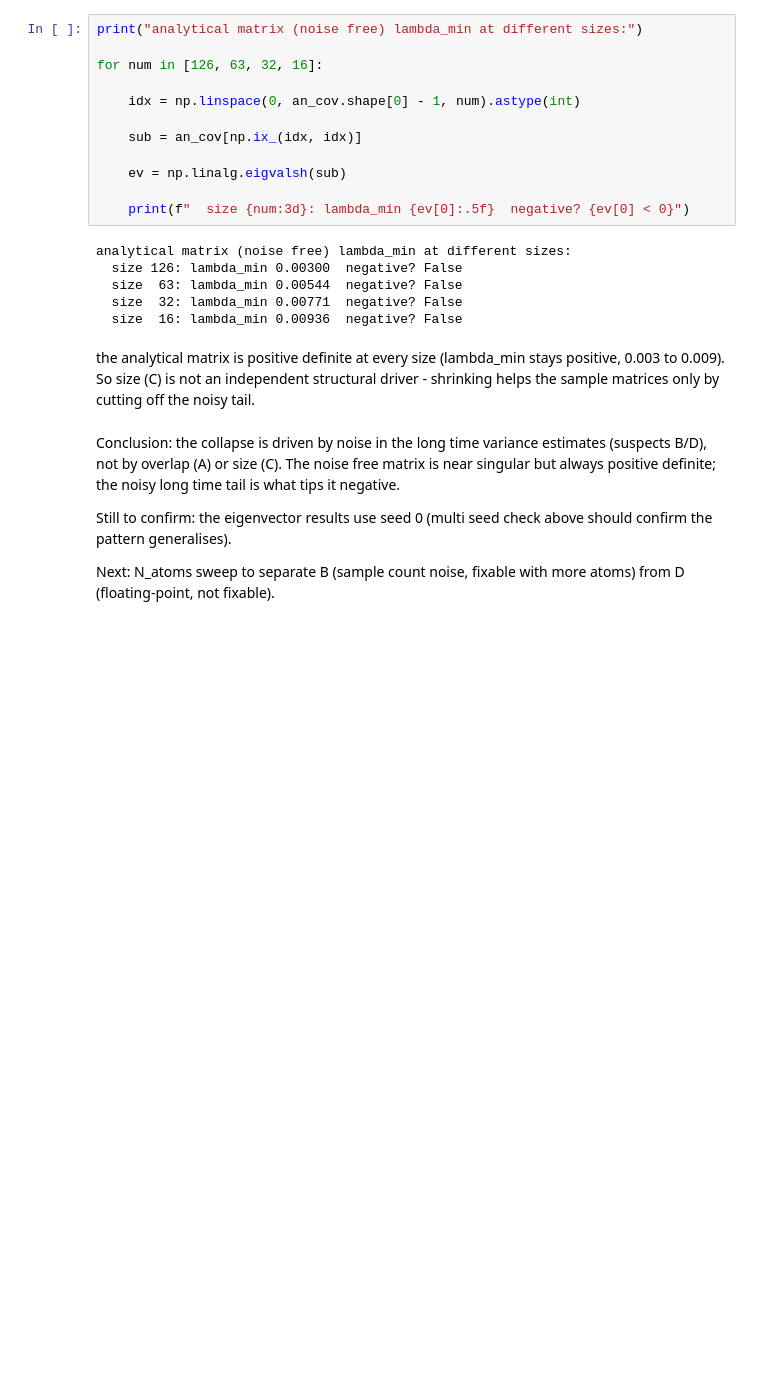
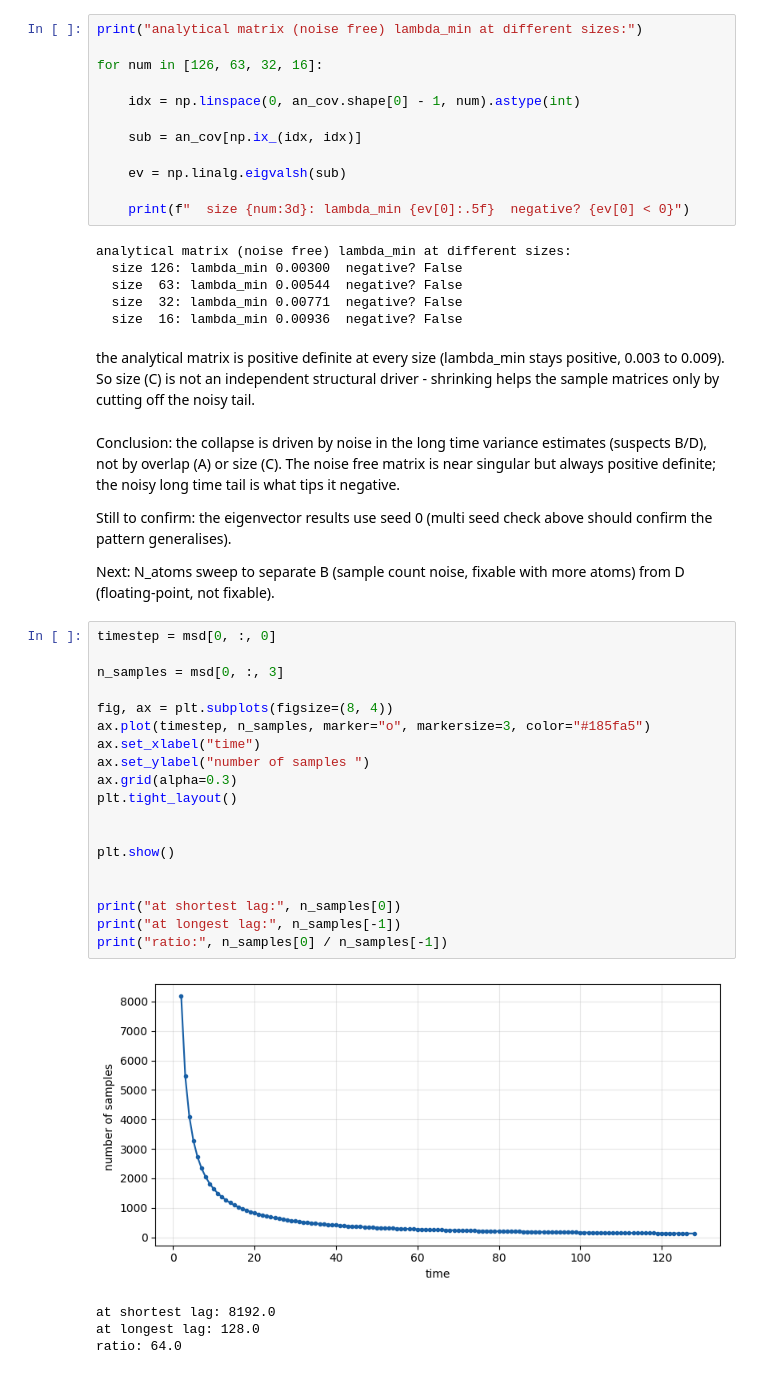
Before and after one commit to ShubhamX57/kappa-kinisi, a Jupyter notebook: code/Suspect_A_Testing.ipynb, the cells around one changed output. Cells and saved outputs as stored; diff of their text form; blank space fills up the shorter version.

```diff
--- a/code/Suspect_A_Testing.ipynb
+++ b/code/Suspect_A_Testing.ipynb
@@ -832,3 +832,27 @@ confirm the pattern generalises).
 
 Next: N_atoms sweep to separate B (sample count
 noise, fixable with more atoms) from D (floating-point, not fixable).
+# %%
+timestep = msd[0, :, 0]
+
+n_samples = msd[0, :, 3]
+
+fig, ax = plt.subplots(figsize=(8, 4))
+ax.plot(timestep, n_samples, marker="o", markersize=3, color="#185fa5")
+ax.set_xlabel("time")
+ax.set_ylabel("number of samples ")
+ax.grid(alpha=0.3)
+plt.tight_layout()
+
+
+plt.show()
+
+
+print("at shortest lag:", n_samples[0])
+print("at longest lag:", n_samples[-1])
+print("ratio:", n_samples[0] / n_samples[-1])
+# %% [output]
+[figure, added]
+at shortest lag: 8192.0
+at longest lag: 128.0
+ratio: 64.0
```
Also changed, not shown: parts of 1 cell of this notebook.
